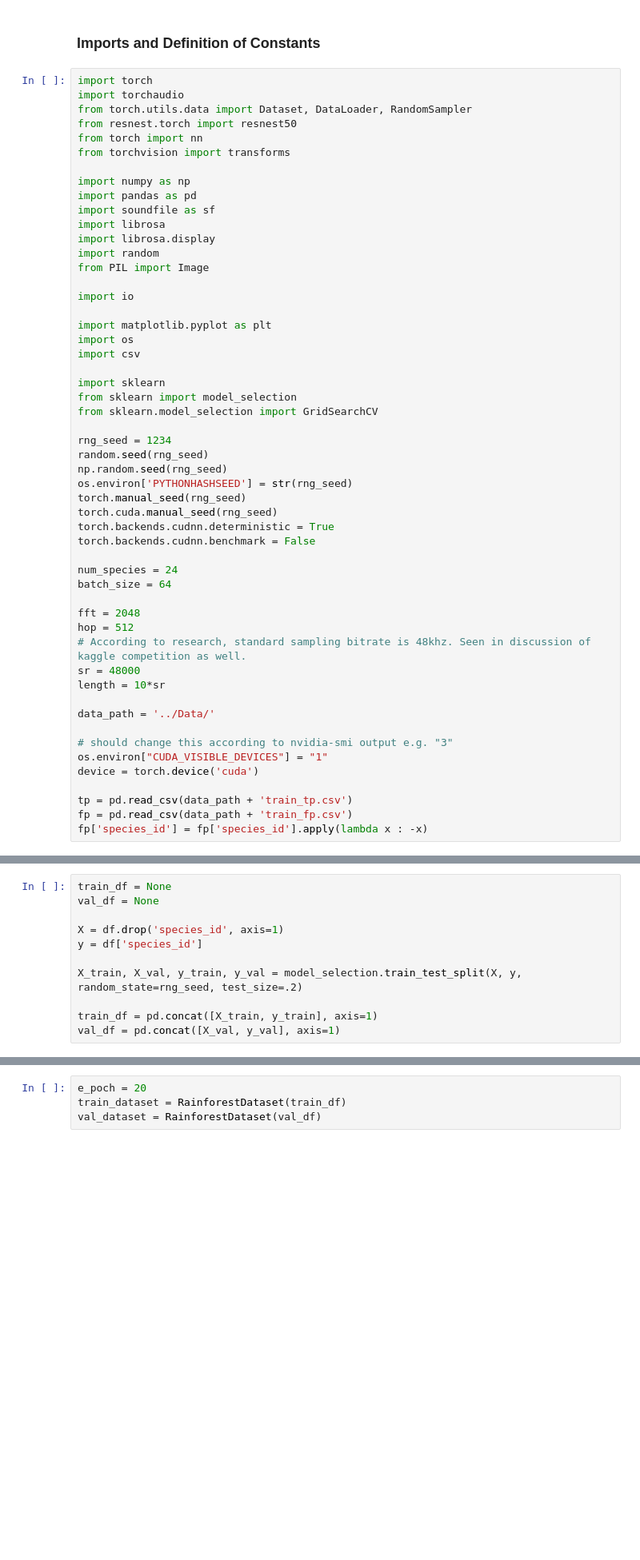
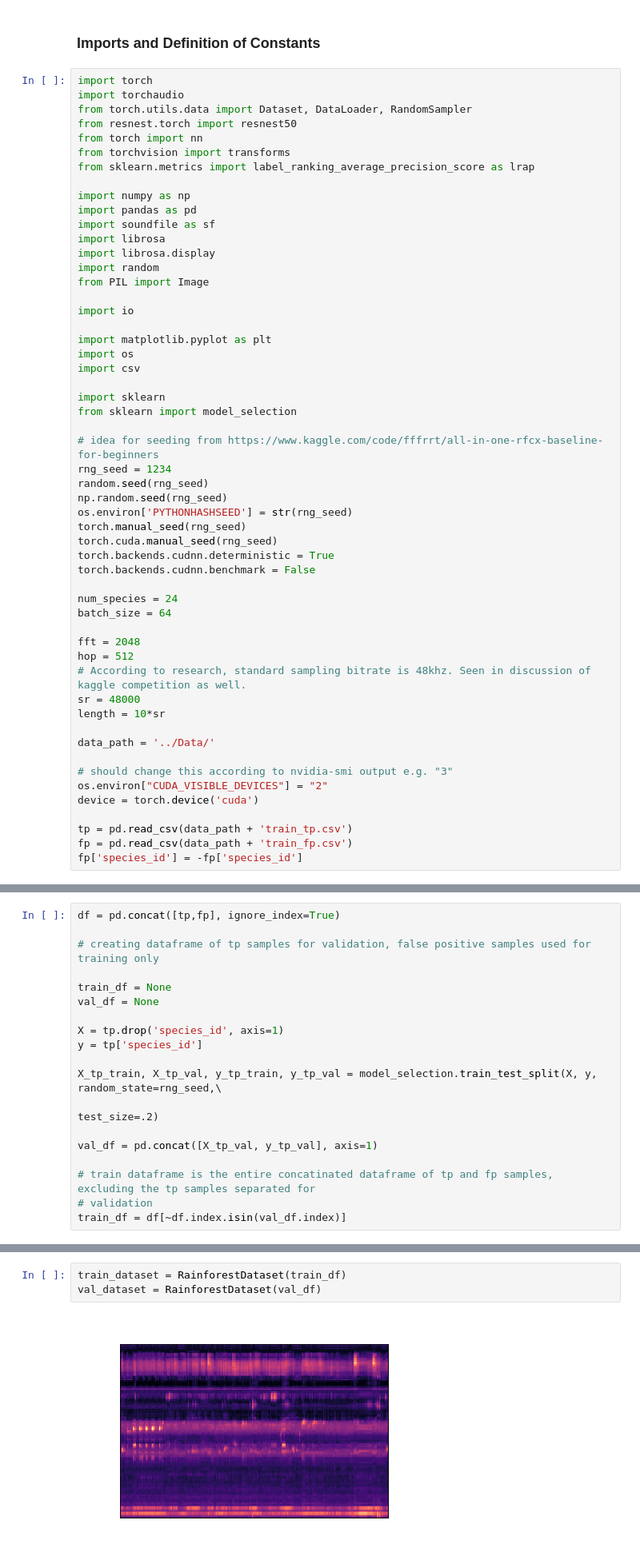
Before and after one commit to CraigFox0/rainforest-audio-detection, a Jupyter notebook: Code/ResNeSt_Model.ipynb, the cells around one changed output, grey strips where cells are left out. Shown at 80% size. Saved outputs shown, nothing was run; the diff lists cells and outputs as text; blank space fills up the shorter version.

Commit message:
ResNeST, using separate data preprocessing pipeline w/ lots of Craig's work incorporated

```diff
--- a/Code/ResNeSt_Model.ipynb
+++ b/Code/ResNeSt_Model.ipynb
@@ -7,6 +7,7 @@ from torch.utils.data import Dataset, DataLoader, RandomSampler
 from resnest.torch import resnest50
 from torch import nn
 from torchvision import transforms
+from sklearn.metrics import label_ranking_average_precision_score as lrap
 
 import numpy as np
 import pandas as pd
@@ -24,8 +25,8 @@ import csv
 
 import sklearn
 from sklearn import model_selection
-from sklearn.model_selection import GridSearchCV
 
+# idea for seeding from https://www.kaggle.com/code/fffrrt/all-in-one-rfcx-baseline-for-beginners
 rng_seed = 1234
 random.seed(rng_seed)
 np.random.seed(rng_seed)
@@ -47,9 +48,9 @@ length = 10*sr
 data_path = '../Data/'
 
 # should change this according to nvidia-smi output e.g. "3"
-os.environ["CUDA_VISIBLE_DEVICES"] = "1"
+os.environ["CUDA_VISIBLE_DEVICES"] = "2"
 device = torch.device('cuda')
 
 tp = pd.read_csv(data_path + 'train_tp.csv')
 fp = pd.read_csv(data_path + 'train_fp.csv')
-fp['species_id'] = fp['species_id'].apply(lambda x : -x)
+fp['species_id'] = -fp['species_id']
@@ -137,2 +59,21 @@ def to2DArray(x):
+# %%
+df = pd.concat([tp,fp], ignore_index=True)
+
+# creating dataframe of tp samples for validation, false positive samples used for training only
+
+train_df = None
+val_df = None
+
+X = tp.drop('species_id', axis=1)
+y = tp['species_id']
+
+X_tp_train, X_tp_val, y_tp_train, y_tp_val = model_selection.train_test_split(X, y, random_state=rng_seed,\
+                                                                              test_size=.2)
+
+val_df = pd.concat([X_tp_val, y_tp_val], axis=1)
+
+# train dataframe is the entire concatinated dataframe of tp and fp samples, excluding the tp samples separated for
+# validation
+train_df = df[~df.index.isin(val_df.index)]
 # %% [markdown]
 ### Dataset Definition and Additional Preprocessing
@@ -288,11 +170,0 @@ del model
-# %%
-train_df = None
-val_df = None
-
-X = df.drop('species_id', axis=1)
-y = df['species_id']
-
-X_train, X_val, y_train, y_val = model_selection.train_test_split(X, y, random_state=rng_seed, test_size=.2)
-
-train_df = pd.concat([X_train, y_train], axis=1)
-val_df = pd.concat([X_val, y_val], axis=1)
@@ -301,4 +208,5 @@ val_df = pd.concat([X_val, y_val], axis=1)
 # %%
-e_poch = 20
 train_dataset = RainforestDataset(train_df)
 val_dataset = RainforestDataset(val_df)
+# %% [output]
+[figure, added]
```
Also changed, not shown: parts of 20 cells of this notebook, 1 other file.
